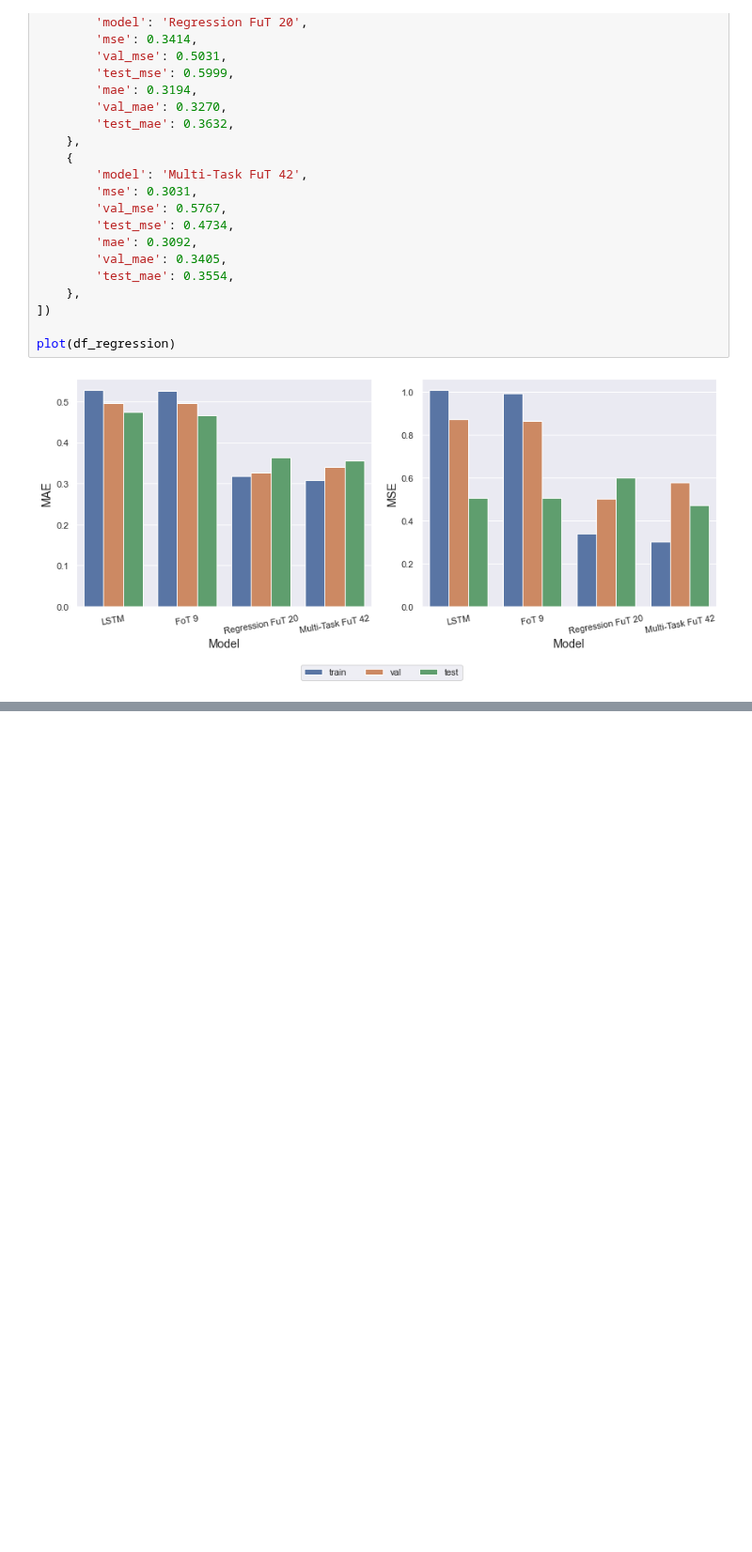
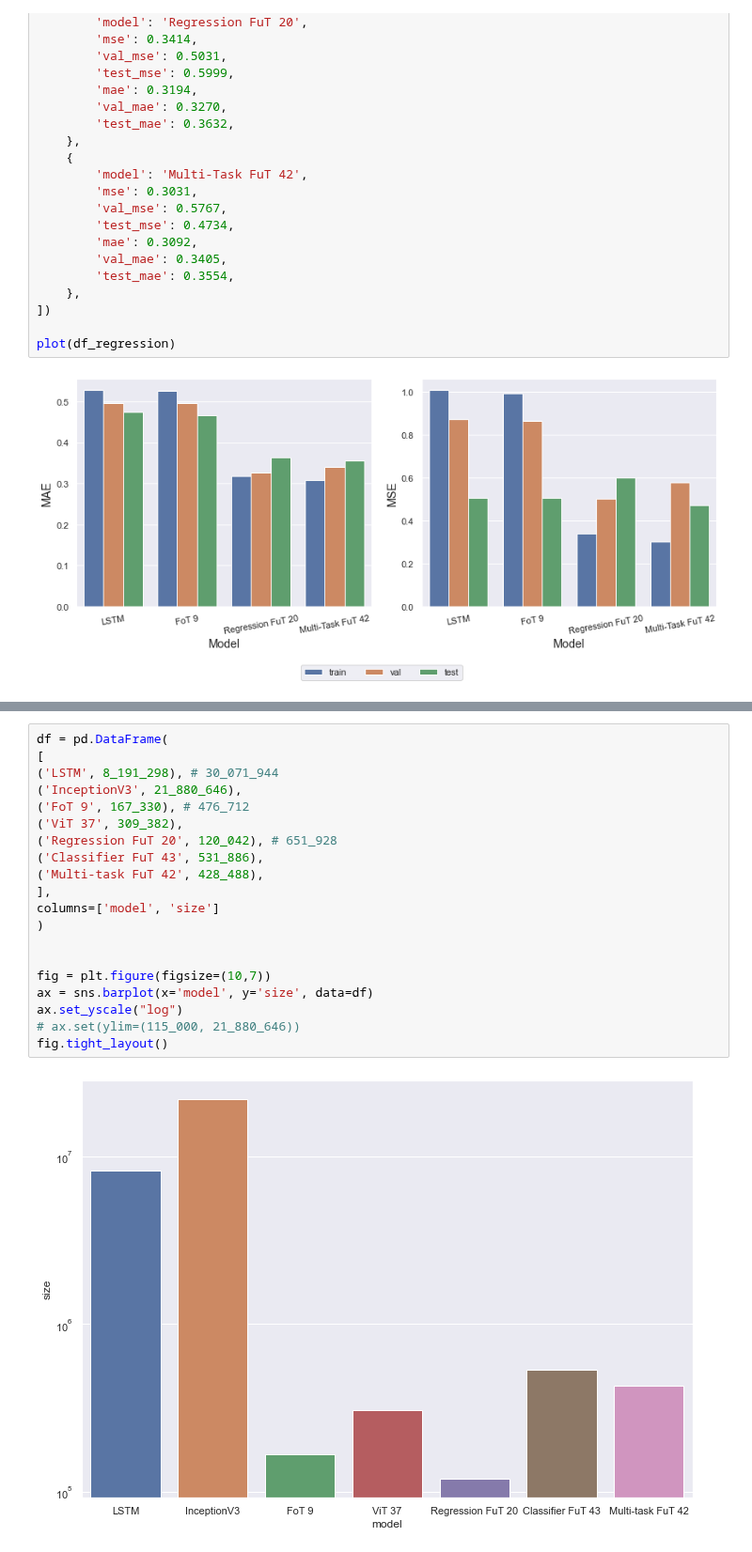
Before and after one commit to news-vt/makassar-ml, a Jupyter notebook: jupyter/model_comparison.ipynb, the cells around one changed output, grey strips where cells are left out. Shown at 94% size. Drawn from its saved outputs; the diff is of its cells as text; blank space fills up the shorter version.

Commit message:
WIP model size comparison

```diff
--- a/jupyter/model_comparison.ipynb
+++ b/jupyter/model_comparison.ipynb
@@ -151,0 +152,22 @@ plot(df_classifier)
+# %%
+df = pd.DataFrame(
+[
+('LSTM', 8_191_298), # 30_071_944
+('InceptionV3', 21_880_646),
+('FoT 9', 167_330), # 476_712
+('ViT 37', 309_382),
+('Regression FuT 20', 120_042), # 651_928
+('Classifier FuT 43', 531_886),
+('Multi-task FuT 42', 428_488),
+],
+columns=['model', 'size']
+)
+
+
+fig = plt.figure(figsize=(10,7))
+ax = sns.barplot(x='model', y='size', data=df)
+ax.set_yscale("log")
+# ax.set(ylim=(115_000, 21_880_646))
+fig.tight_layout()
+# %% [output]
+[figure, added]
```
Also changed, not shown: parts of 4 cells of this notebook.
